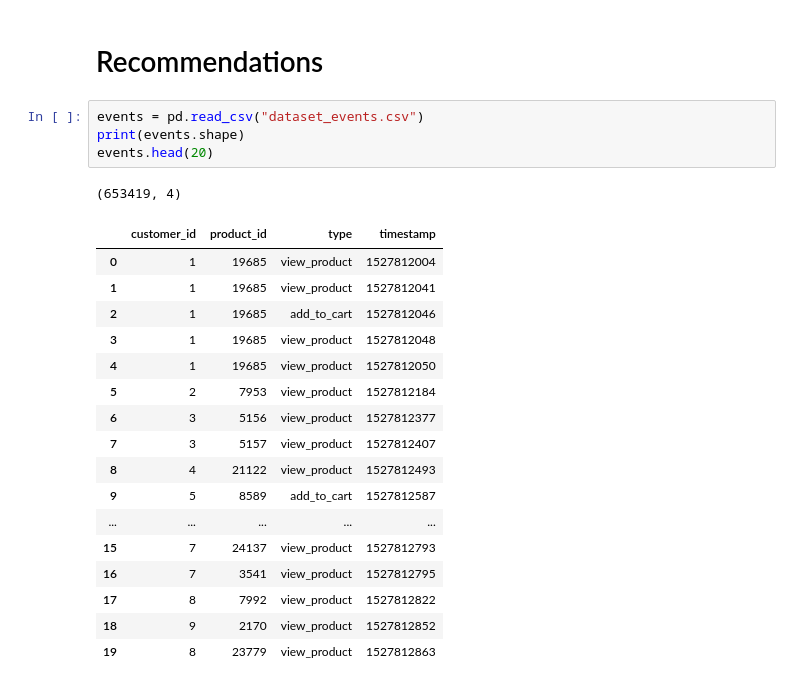
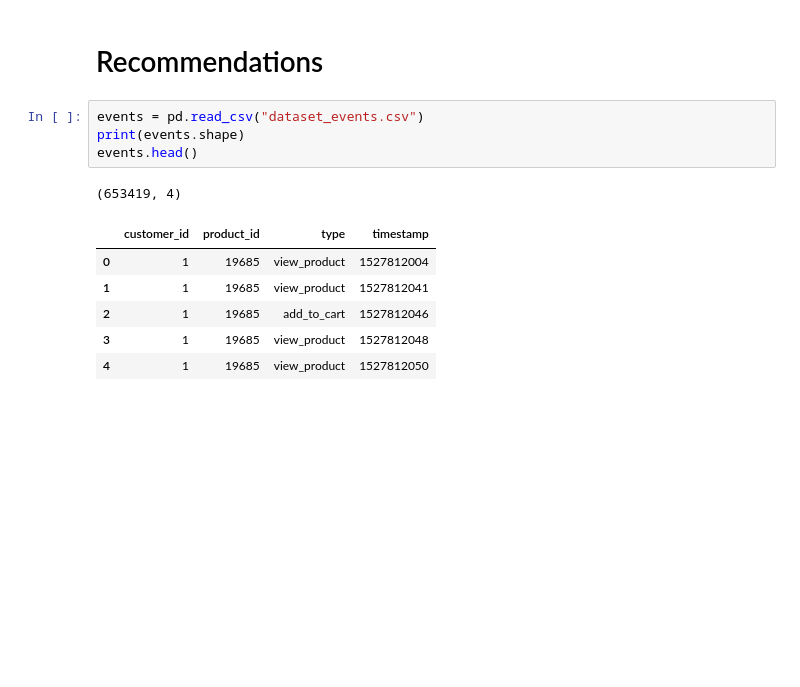
Before and after one commit to demo125/exponea_recommender, a Jupyter notebook: notebooks/2_similarity_recommender.ipynb, the cells around one changed output. Saved outputs shown, nothing was run; the diff lists cells and outputs as text; blank space fills up the shorter version.

```diff
--- a/notebooks/similarityAll.ipynb
+++ b/notebooks/2_similarity_recommender.ipynb
@@ -576,23 +630,12 @@ p
 # %%
 events = pd.read_csv("dataset_events.csv")
 print(events.shape)
-events.head(20)
+events.head()
 # %% [output]
 (653419, 4)
 |  | customer_id | product_id | type | timestamp |
 | 0 | 1 | 19685 | view_product | 1527812004 |
 | 1 | 1 | 19685 | view_product | 1527812041 |
 | 2 | 1 | 19685 | add_to_cart | 1527812046 |
 | 3 | 1 | 19685 | view_product | 1527812048 |
 | 4 | 1 | 19685 | view_product | 1527812050 |
-| 5 | 2 | 7953 | view_product | 1527812184 |
-| 6 | 3 | 5156 | view_product | 1527812377 |
-| 7 | 3 | 5157 | view_product | 1527812407 |
-| 8 | 4 | 21122 | view_product | 1527812493 |
-| 9 | 5 | 8589 | add_to_cart | 1527812587 |
-| ... | ... | ... | ... | ... |
-| 15 | 7 | 24137 | view_product | 1527812793 |
-| 16 | 7 | 3541 | view_product | 1527812795 |
-| 17 | 8 | 7992 | view_product | 1527812822 |
-| 18 | 9 | 2170 | view_product | 1527812852 |
-| 19 | 8 | 23779 | view_product | 1527812863 |
```
Also changed, not shown: parts of 38 cells of this notebook, 19 other files.
